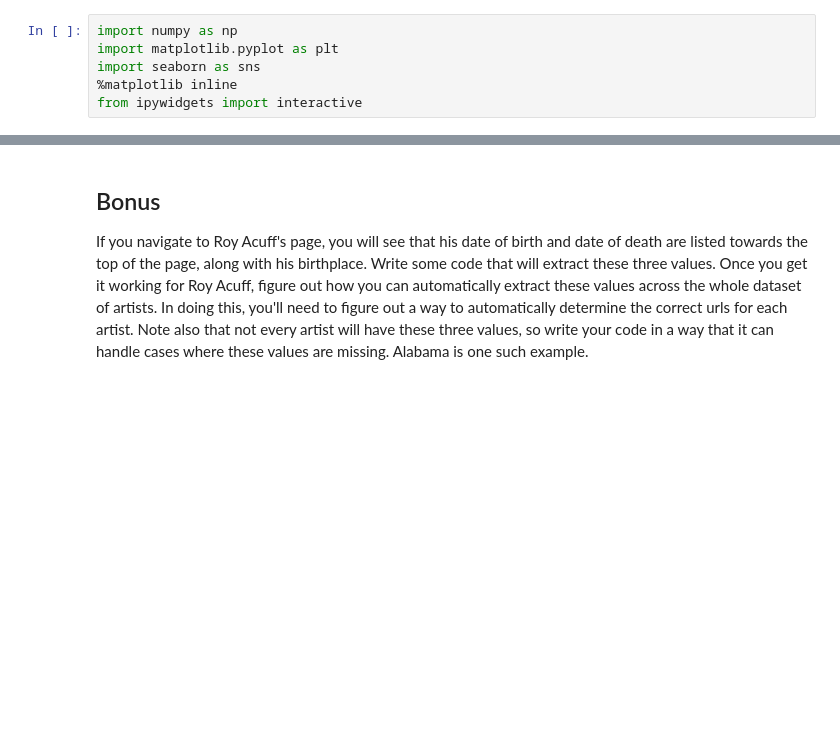
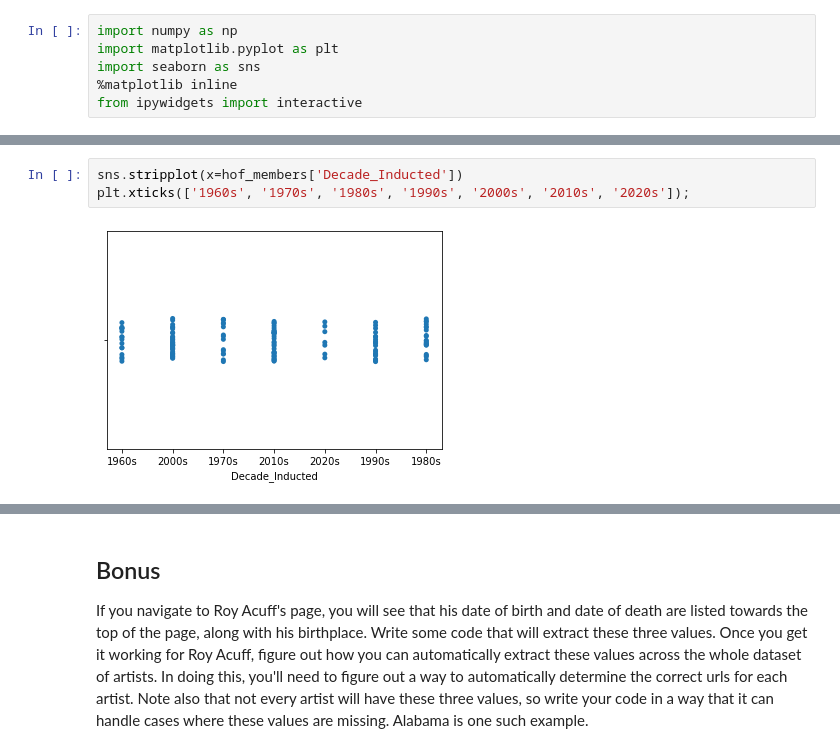
Before and after one commit to NSS-Data-Analytics-Cohort-6/web-scraping-country-music-hof-caitbrown12, a Jupyter notebook: notebook/Country_Music_HOF_webscraping.ipynb, the cells around one changed output, grey strips where cells are left out. Drawn from its saved outputs; the diff is of its cells as text; blank space fills up the shorter version.

```diff
--- a/notebook/Country_Music_HOF_webscraping.ipynb
+++ b/notebook/Country_Music_HOF_webscraping.ipynb
@@ -421,0 +370,5 @@ plt.title('Inductees by Decade');
+# %%
+sns.stripplot(x=hof_members['Decade_Inducted'])
+plt.xticks(['1960s', '1970s', '1980s', '1990s', '2000s', '2010s', '2020s']);
+# %% [output]
+[figure, added]
```
Also changed, not shown: parts of 39 cells of this notebook.
